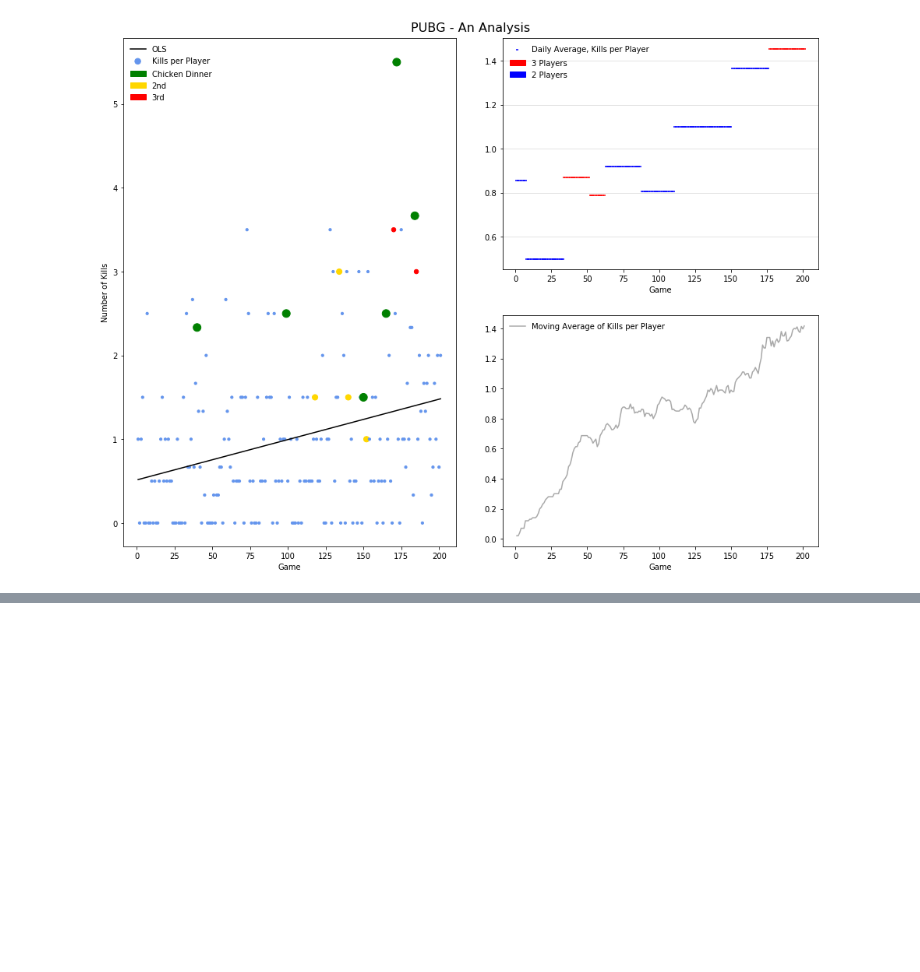
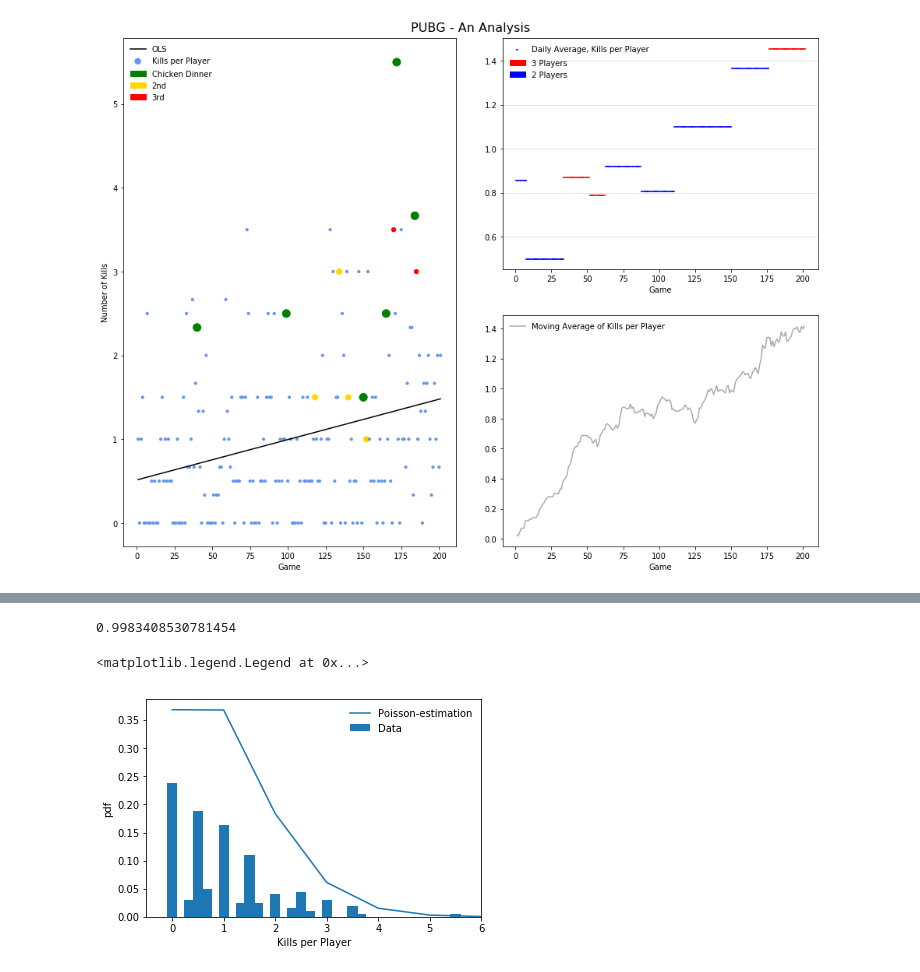
Before and after one commit to Holger-Harmsen/Harmsen_Repo, a Jupyter notebook: PUBG/Analysis.ipynb, the cells around one changed output, grey strips where cells are left out. Cells and saved outputs as stored; diff of their text form; code cells hidden in the pictures; blank space fills up the shorter version.

```diff
--- a/PUBG/Analysis.ipynb
+++ b/PUBG/Analysis.ipynb
@@ -250,0 +244,75 @@ TypeError: 'builtin_function_or_method' object is not subscriptable
+# %%
+#POISSONESTIMERER MODELLEN:
+from scipy import optimize
+
+#Definerer leddene:
+n = len(data['kills_per_mand'])
+x_sum = sum(data['kills_per_mand'])
+
+data['MLE_mellemregning'] = [
+    math.log(math.factorial(round(i)))
+    for i in data['kills_per_mand']
+]
+
+lnx_sum = sum(data['MLE_mellemregning'])
+#Opstiller log-likelihood-funktionen:
+#Definerer funktionen, der skal maksimeres (negativt, da den minimeres):
+def MLE(lam,n,x_sum,lnx_sum):
+    return -(-n*lam + math.log(lam)*x_sum - lnx_sum)
+
+
+#Definerer minimizeren:
+def optimizer(n,x_sum,lnx_sum):
+    løsning = optimize.minimize_scalar(
+        MLE,method='bounded',
+        bounds=(0,100),args=(n,x_sum,lnx_sum))
+    return løsning
+    theta = løsning.x
+
+theta = optimizer(n,x_sum,lnx_sum)
+PUBG_lambda = theta.x
+PUBG_lambda
+#Nu ouputes parameteren i poissonfordelingen, det ses, at den er lig middelværdien. Yeah boi.
+# %% [output]
+0.9983408530781454
+# %%
+#LAVER POISSONFORDELINGEN (ESTIMERET)
+
+kills_segmentering = data['kills_per_mand'].value_counts()
+kills_segmentering_y = list(kills_segmentering)
+kills_segmentering_x = list(kills_segmentering.index)
+
+
+
+#Definerer, den estimerede poissonfunktion:
+
+def pois(PUBG_lambda,x):
+    return ((PUBG_lambda**x)/math.factorial(x))*math.exp(-PUBG_lambda)
+
+pois_vec = []
+for i in range(0,16):
+    pois_vec.append(pois(PUBG_lambda,i))
+
+x_vec = []
+for i in range(0,16):
+    x_vec.append(i)
+
+#Laver vektor med pdf-værdier for vores eget data, ud fra segmenteringen (OBS: Kontinuert data, men fordelingen er diskret. Optimalt lagde man vores eget data i diskrete buckets (0,1,2,3 osv), men det orker jeg ikke lige. Derfor bliver vores observations-pdf lavere)
+pdf = []
+for i in kills_segmentering_y:
+    pdf.append(i/sum(kills_segmentering_y))
+# %%
+#TEGNER OG BESKRIVER:
+data['kills_per_mand'].describe()
+
+
+graf = plt.figure()
+plt.plot(x_vec,pois_vec,label='Poisson-estimation')
+plt.bar(kills_segmentering_x,pdf,width=0.2,label='Data')
+plt.xlabel('Kills per Player')
+plt.ylabel('pdf')
+plt.xlim(-0.5,6)
+plt.legend(frameon=False)
+# %% [output]
+<matplotlib.legend.Legend at 0x...>
+[figure, added]
```
Also changed, not shown: parts of 4 cells of this notebook, 2 other files.
